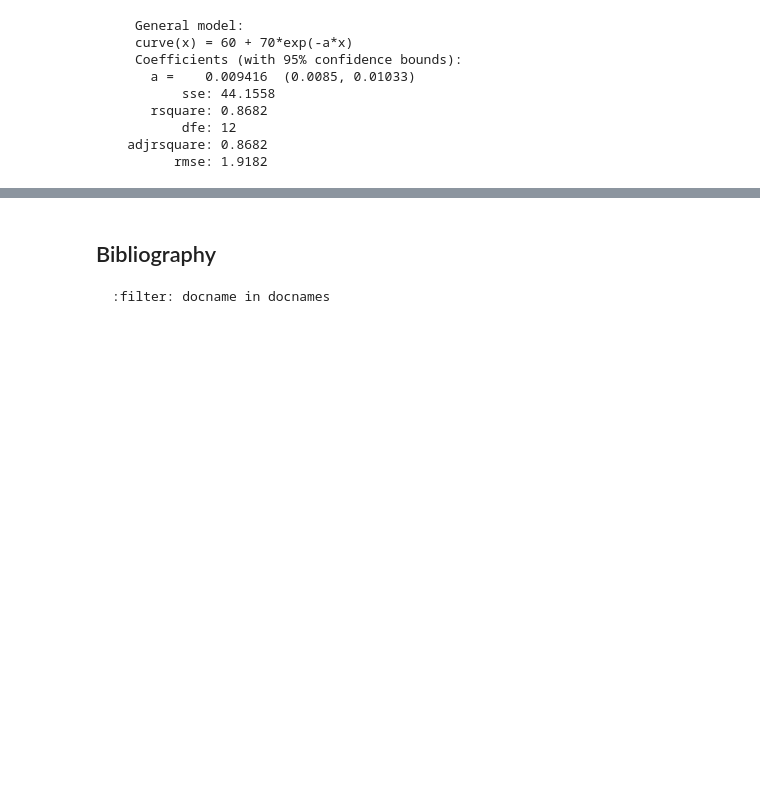
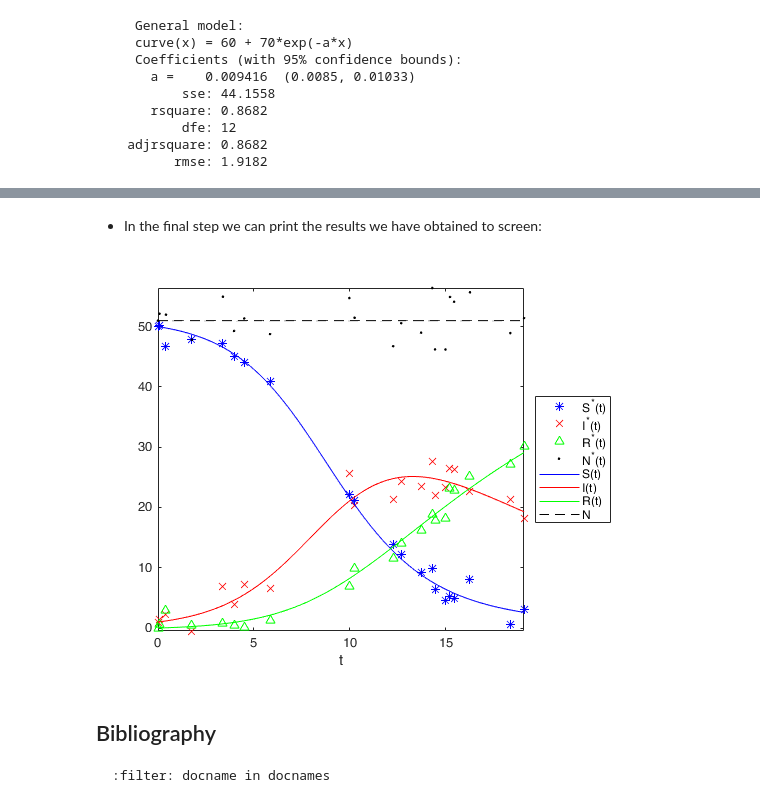
Before and after one commit to Cirdans-Home/recipesforenvsciences2023, a Jupyter notebook: _sources/parameterfitting.ipynb, the cells around one changed output, grey strips where cells are left out. Drawn from its saved outputs; the diff is of its cells as text; code cells hidden in the pictures; blank space fills up the shorter version.

```diff
--- a/_sources/parameterfitting.ipynb
+++ b/_sources/parameterfitting.ipynb
@@ -148,3 +323,22 @@ disp(gof)
+# %% [markdown]
+- In the final step we can print the results we have obtained to screen:
+# %%
+tsol = linspace(0,max(tdata),400);
+SIRSOL = sirSOL(SIRtheta,IC,tsol);
+
+figure(1)
+plot(tdata,SIRData(1,:),'b*',...
+    tdata,SIRData(2,:),'rx',...
+    tdata,SIRData(3,:),'g^',...
+    tdata,sum(SIRData),'k.',...
+    tsol,SIRSOL(1,:),'b-',tsol,SIRSOL(2,:),'r-',tsol,SIRSOL(3,:),'g-',...
+    tsol,sum(SIRSOL),'k--');
+xlabel('t')
+legend({'S^*(t)','I^*(t)','R^*(t)','N^*(t)',...
+    'S(t)','I(t)','R(t)','N'},'Location','eastoutside')
+axis tight
+# %% [output]
+[figure, added]
 # %% [markdown]
 ## Bibliography
 
```
Also changed, not shown: parts of 12 cells of this notebook, 11 other files.
